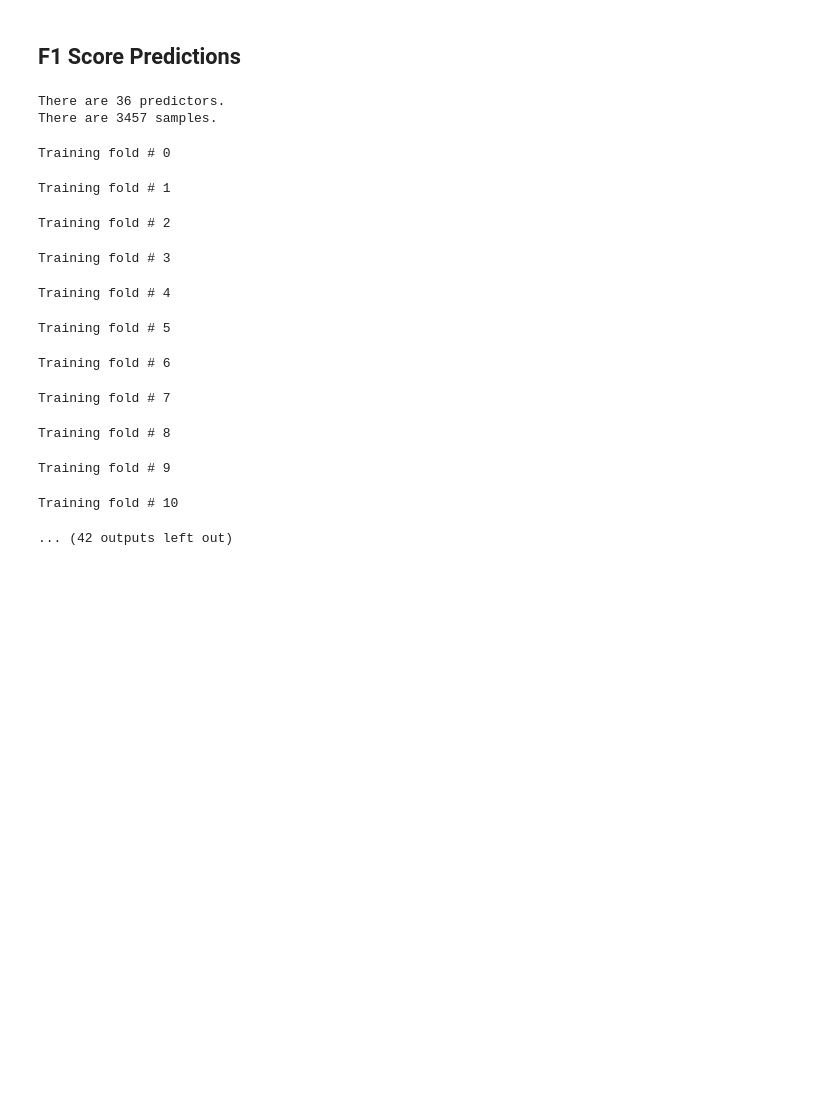
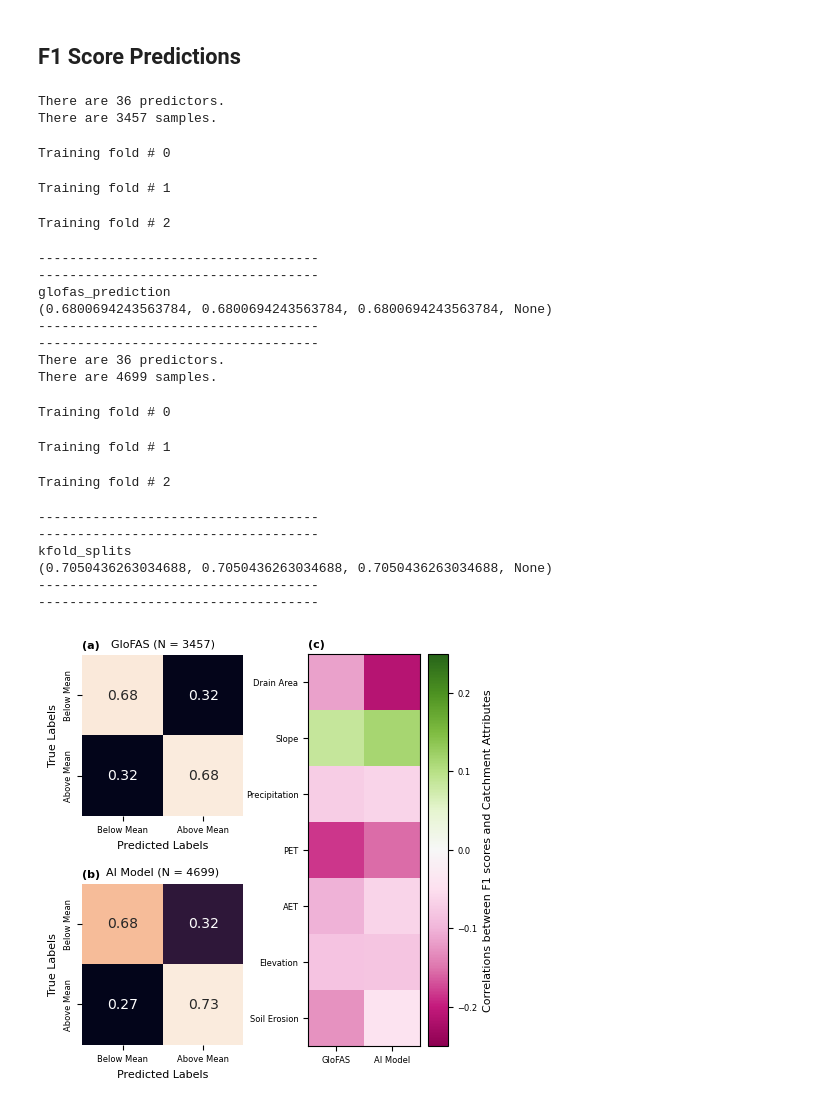
Before and after one commit to google-research-datasets/global_streamflow_model_paper, a Jupyter notebook: notebooks/figure_5_score_prediction_confusion_matrices.ipynb, the cells around one changed output. Saved outputs shown, nothing was run; the diff lists cells and outputs as text; code cells hidden in the pictures; blank space fills up the shorter version.

```diff
--- a/notebooks/figure_5_score_prediction_confusion_matrices.ipynb
+++ b/notebooks/figure_5_score_prediction_confusion_matrices.ipynb
@@ -306,6 +322,13 @@ ax.yaxis.set_ticklabels(
     fontsize=evaluation_utils.NATURE_FONT_SIZES['tick_labels']
 )
 
+ax.text(
+    0, -0.175,
+    '(a)',
+    fontsize=evaluation_utils.NATURE_FONT_SIZES['axis_label'],
+    va='top',
+    fontweight="bold"
+)
 
 # --- Google Model ----------------------------
 regression_data = f1s_by_lead_time['google_1980']['kfold_splits'][
@@ -363,6 +386,14 @@ ax.yaxis.set_ticklabels(
     fontsize=evaluation_utils.NATURE_FONT_SIZES['tick_labels']
 )
 
+ax.text(
+    0, -0.175,
+    '(b)',
+    fontsize=evaluation_utils.NATURE_FONT_SIZES['axis_label'],
+    va='top',
+    fontweight="bold"
+)
+
 # --- Attribute Correlations -----------------
 combined_data = pd.concat([
     f1s_by_lead_time['glofas_1980'][metrics_utils.GLOFAS_VARIABLE][
@@ -381,39 +412,57 @@ im = bigax.imshow(
     cmap='PiYG',
     vmin=-0.25, vmax=0.25,
 )
 bigax.set_xticks(
     [0,1],
     ['GloFAS', 'AI Model'],
     fontsize=evaluation_utils.NATURE_FONT_SIZES['tick_labels']
 )
 bigax.set_yticks(
     range(len(top_features)),
     top_features,
     fontsize=evaluation_utils.NATURE_FONT_SIZES['tick_labels']
 )
 cbar = plt.colorbar(im, ax=bigax)
 cbar.set_label(
     'Correlations between F1 scores and Catchment Attributes',
     rotation=90,
     fontsize=evaluation_utils.NATURE_FONT_SIZES['axis_label']
 )
 cbar.ax.tick_params(labelsize=evaluation_utils.NATURE_FONT_SIZES['tick_labels'])
 
+
+bigax.text(
+    -0.5, -0.75,
+    '(c)',
+    fontsize=evaluation_utils.NATURE_FONT_SIZES['axis_label'],
+    va='top',
+    fontweight="bold"
+)
+
 plt.tight_layout()
 
 evaluation_utils.save_figure(data_paths.PREDICATABILITY_CONFUSION_MATRICES_FILENAME)
 # %% [output]
 There are 36 predictors.
 There are 3457 samples.
 Training fold # 0
 Training fold # 1
 Training fold # 2
-Training fold # 3
+------------------------------------
+------------------------------------
+glofas_prediction
+(0.6800694243563784, 0.6800694243563784, 0.6800694243563784, None)
+------------------------------------
+------------------------------------
+There are 36 predictors.
+There are 4699 samples.
-Training fold # 4
+Training fold # 0
-Training fold # 5
+Training fold # 1
-Training fold # 6
+Training fold # 2
-Training fold # 7
+------------------------------------
+------------------------------------
+kfold_splits
+(0.7050436263034688, 0.7050436263034688, 0.7050436263034688, None)
+------------------------------------
+------------------------------------
-Training fold # 8
-Training fold # 9
-Training fold # 10
-... (42 outputs left out)
+[figure, added]
```
Also changed, not shown: parts of 2 cells of this notebook, 17 other files.
